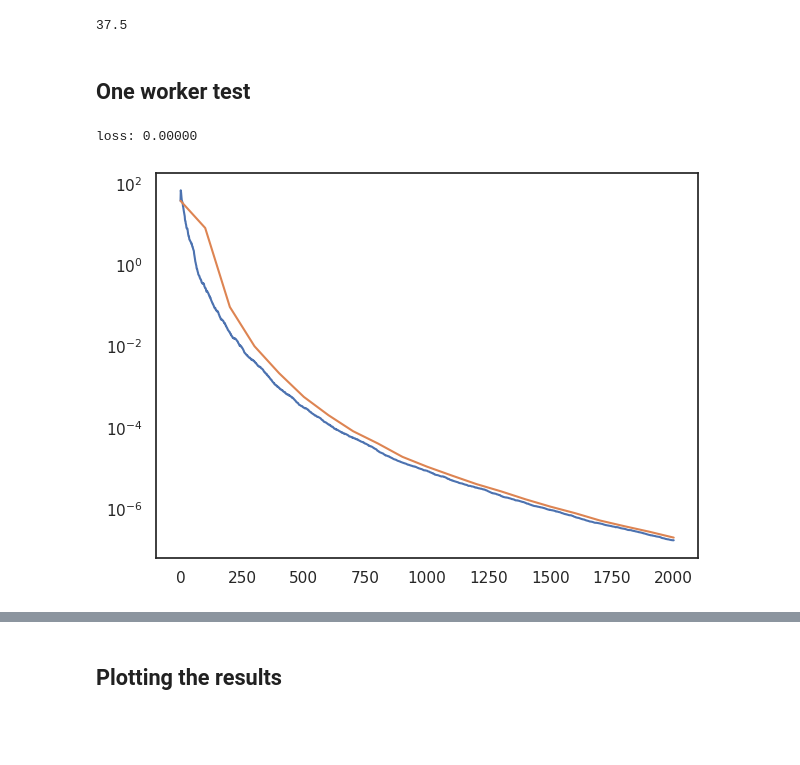
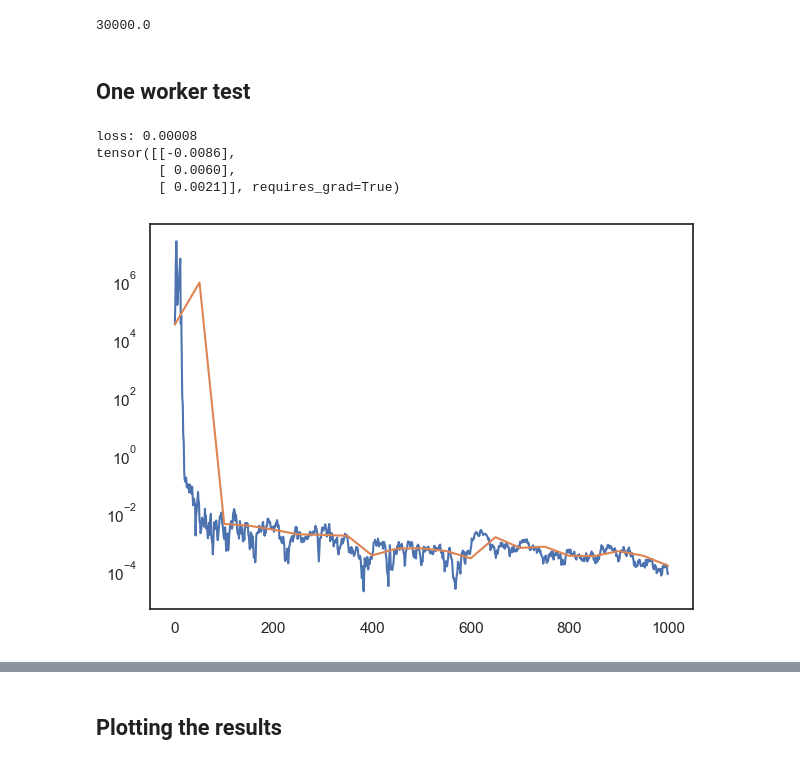
Before and after one commit to spiridonoff/Local-SGD, a Jupyter notebook: quadratic_conditioned.ipynb, the cells around one changed output, grey strips where cells are left out. Saved outputs shown, nothing was run; the diff lists cells and outputs as text; code cells hidden in the pictures; blank space fills up the shorter version.

```diff
--- a/quadratic_conditioned.ipynb
+++ b/quadratic_conditioned.ipynb
@@ -51,49 +52,69 @@ def noisy_loss(x, A, c = 0.0, sigma = 0.0):
+# %%
+def F(x, arg, stochastic = True, normal=True):
+    if stochastic:
+        if normal:
+            z1 = arg.c*torch.randn_like(x)
+            z2 = arg.sigma*torch.randn_like(x)
+        else:
+            z1 = torch.tensor(np.random.laplace(scale=arg.c, size=x.shape).astype(np.float32))
+            z2 = torch.tensor(np.random.laplace(scale=arg.sigma, size=x.shape).astype(np.float32))
+    else:
+        z1 = 0
+        z2 = 0
+
+    output = 0.5*x*torch.matmul(arg.A,x)*(1 + z1) + z2*x
+    return torch.sum(output, 0)
 # %%
 with torch.no_grad():
-    loss_0 = noisy_loss(x0*torch.ones((d,1)), A=None, c = 0, sigma = 0).item()
+    loss_0 = F(arg.x0*torch.ones((arg.d,1)), arg, stochastic=False).item()
     print(loss_0)
 # %% [output]
-37.5
+30000.0
 # %% [markdown]
 ## One worker test
 # %%
-x = torch.tensor(x0*np.ones((d,1), dtype=np.float32),requires_grad = True)
+x = torch.tensor(arg.x0*np.ones((arg.d,1), dtype=np.float32), requires_grad = True)
 
 optimizer = optim.SGD([x], lr=1.0)
-scheduler = optim.lr_scheduler.LambdaLR(optimizer, lambda t: 3.0/(mu*(t+beta)), last_epoch=-1)
+scheduler = optim.lr_scheduler.LambdaLR(optimizer, lambda t: 3/(arg.mu*(t+arg.beta)), last_epoch=-1)
 
 avg_loss = 0.0
 avg_losses = [loss_0]
 actual_losses = [loss_0]
 
-for t in range(T):
+for t in range(arg.T):
     optimizer.zero_grad()
-    loss = noisy_loss(x, A=A, c=c, sigma=sigma)
+    loss = F(x, arg)
 
     loss.backward()
     optimizer.step()
     scheduler.step()
 
     with torch.no_grad():
-        actual_loss = noisy_loss(x, A=A, c = 0, sigma = 0)
+        actual_loss = F(x, arg, stochastic=False)
     actual_losses.append(actual_loss)
     avg_loss += actual_loss
 
-    if t%plot_every == plot_every-1:
-        avg_loss /= plot_every
+    if (t+1)%arg.plot_every == 0:
+        avg_loss /= arg.plot_every
         avg_losses.append(avg_loss)
         avg_loss = 0.0
 
 print('loss: %.5f' %  (actual_loss))
+print(x)
 # %% [output]
-loss: 0.00000
+loss: 0.00008
+tensor([[-0.0086],
+        [ 0.0060],
+        [ 0.0021]], requires_grad=True)
 # %%
+# plt.figure(figsize=(4,3))
 plt.plot(actual_losses)
-plt.plot(np.arange(len(avg_losses))*plot_every, avg_losses, '-')
+plt.plot(np.arange(len(avg_losses))*arg.plot_every, avg_losses, '-')
 
 plt.yscale('log')
-# plt.ylim([1e-5,2])
+# plt.ylim([0,1e-12])
 plt.show()
 # %% [output]
-[figure, old version]
+[figure, new version]
 # %%
```
Also changed, not shown: parts of 23 cells of this notebook.
